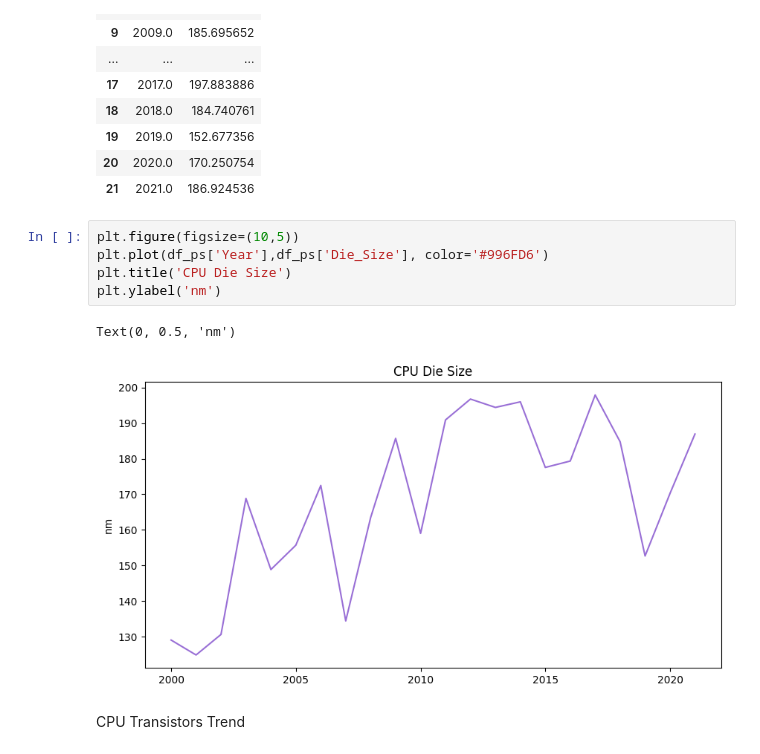
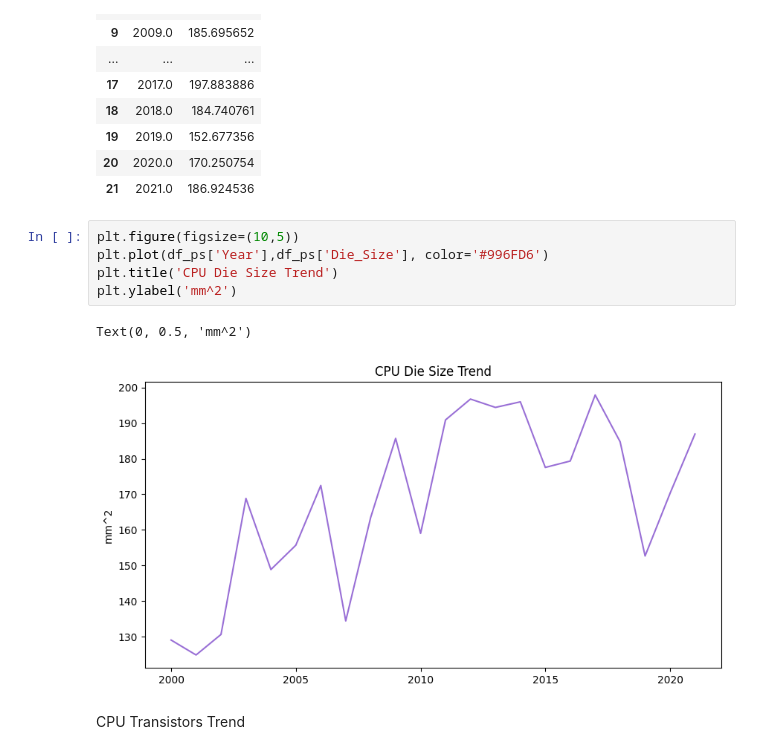
Before and after one commit to WendyInft/MATHEDA-INFANTE, a Jupyter notebook: WK8-Exploratory-Data-Analysis/Exercise/WK8-Exploratory-Data-Analysis.ipynb, the cells around one changed output. Drawn from its saved outputs; the diff is of its cells as text.

```diff
--- a/WK8-Exploratory-Data-Analysis/Exercise/WK8-Exploratory-Data-Analysis.ipynb
+++ b/WK8-Exploratory-Data-Analysis/Exercise/WK8-Exploratory-Data-Analysis.ipynb
@@ -334,11 +334,11 @@ df_ps
 # %%
 plt.figure(figsize=(10,5))
 plt.plot(df_ps['Year'],df_ps['Die_Size'], color='#996FD6')
-plt.title('CPU Die Size')
-plt.ylabel('nm')
+plt.title('CPU Die Size Trend')
+plt.ylabel('mm^2')
 # %% [output]
-Text(0, 0.5, 'nm')
+Text(0, 0.5, 'mm^2')
-[figure, old version]
+[figure, new version]
 # %% [markdown]
 CPU Transistors Trend
 # %%
```
Also changed, not shown: parts of 6 cells of this notebook.
